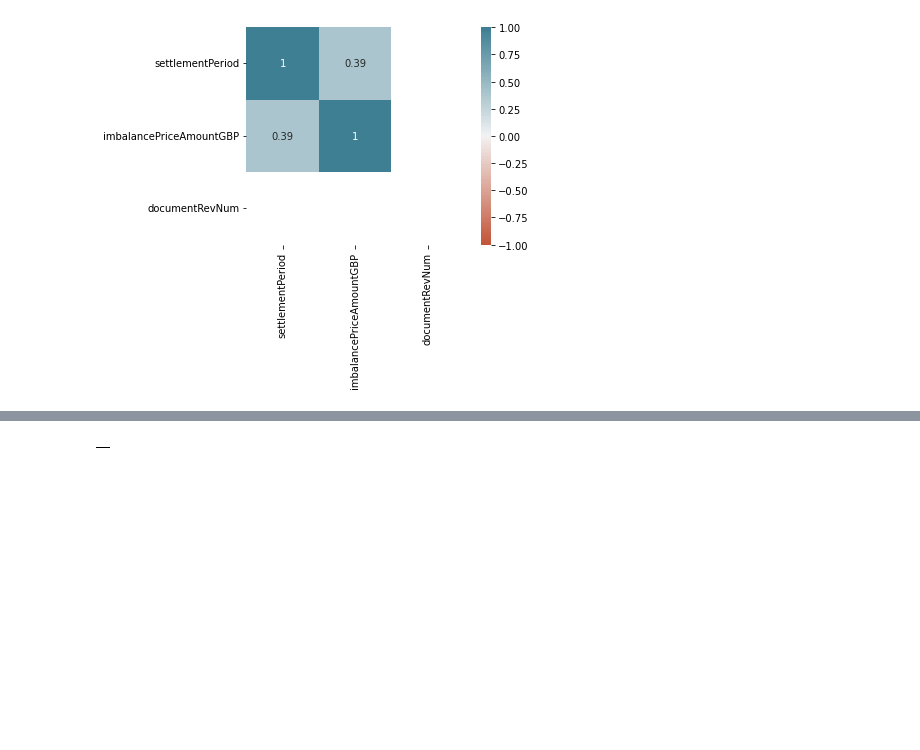
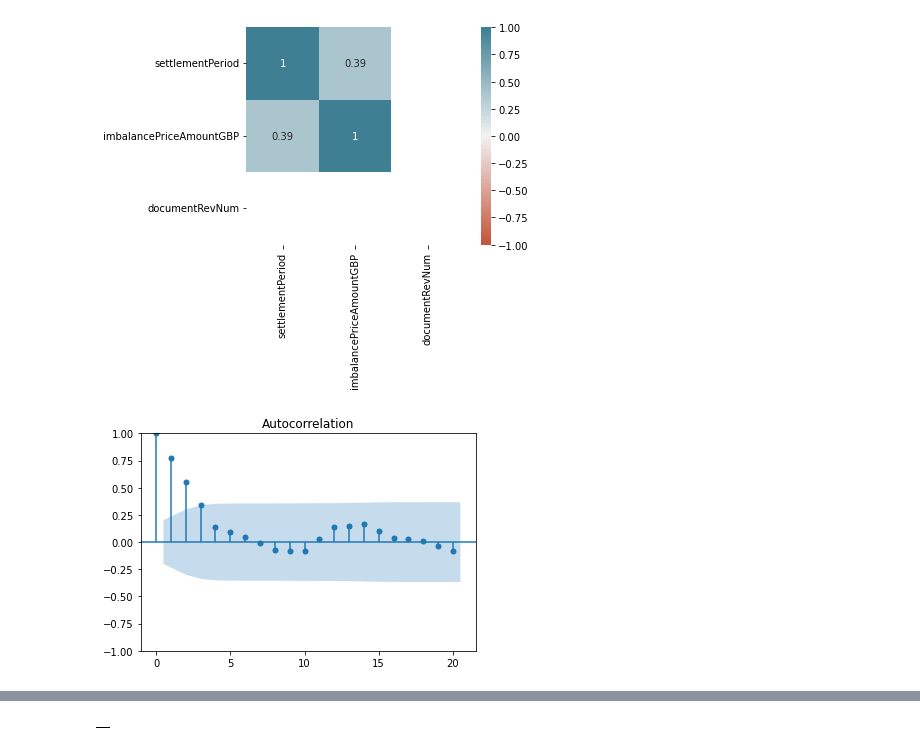
Before and after one commit to ayokariks/bm_forcasting, a Jupyter notebook: data_processing.ipynb, the cells around one changed output, grey strips where cells are left out. Saved outputs shown, nothing was run; the diff lists cells and outputs as text; code cells hidden in the pictures; blank space fills up the shorter version.

```diff
--- a/data_processing.ipynb
+++ b/data_processing.ipynb
@@ -168,3 +224,18 @@ ax = sns.heatmap(
 )
 # %% [output]
 [figure]
+# %%
+#prep data for forecasting
+# df_B1770['day'] = df_B1770['local_datetime'].dt.day
+# df_B1770['month'] = df_B1770['local_datetime'].dt.month
+# df_B1770['year'] = df_B1770['local_datetime'].dt.year
+# df_B1770['hour'] = df_B1770['local_datetime'].dt.hour
+# df_B1770['minute'] = df_B1770['local_datetime'].dt.minute
+# df_B1770.head(10)
+
+
+from statsmodels.graphics.tsaplots import plot_acf
+plot_acf(df_B1770['imbalancePriceAmountGBP'])
+plt.show()
+# %% [output]
+[figure, added]
```
Also changed, not shown: parts of 39 cells of this notebook, 2 other files.
